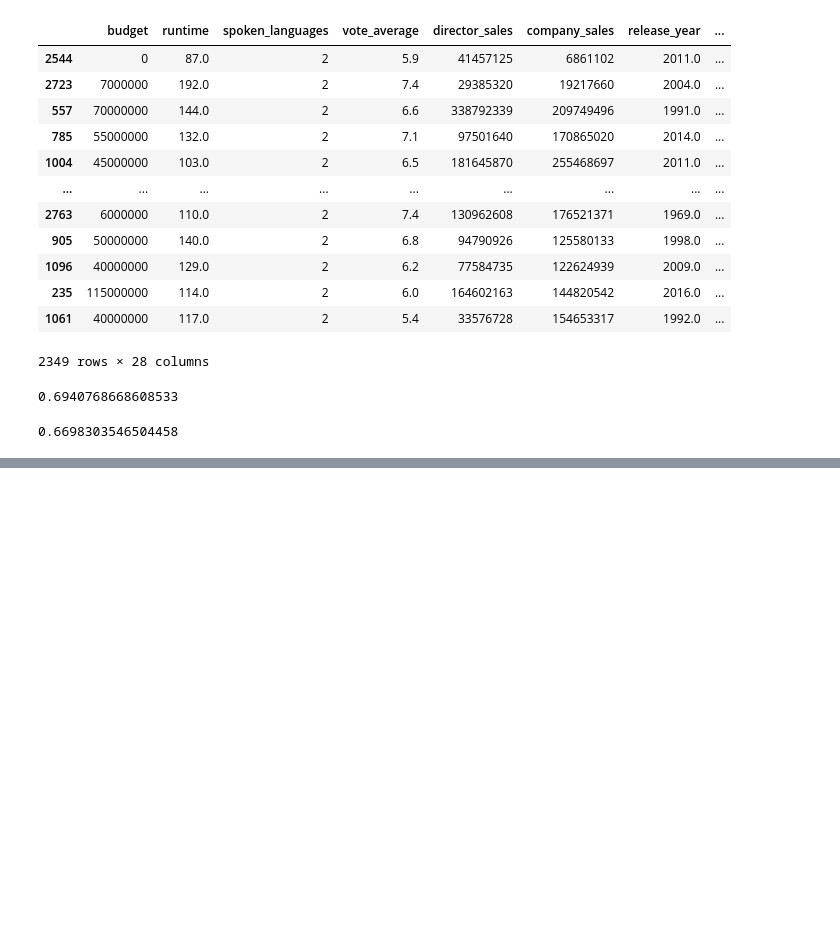
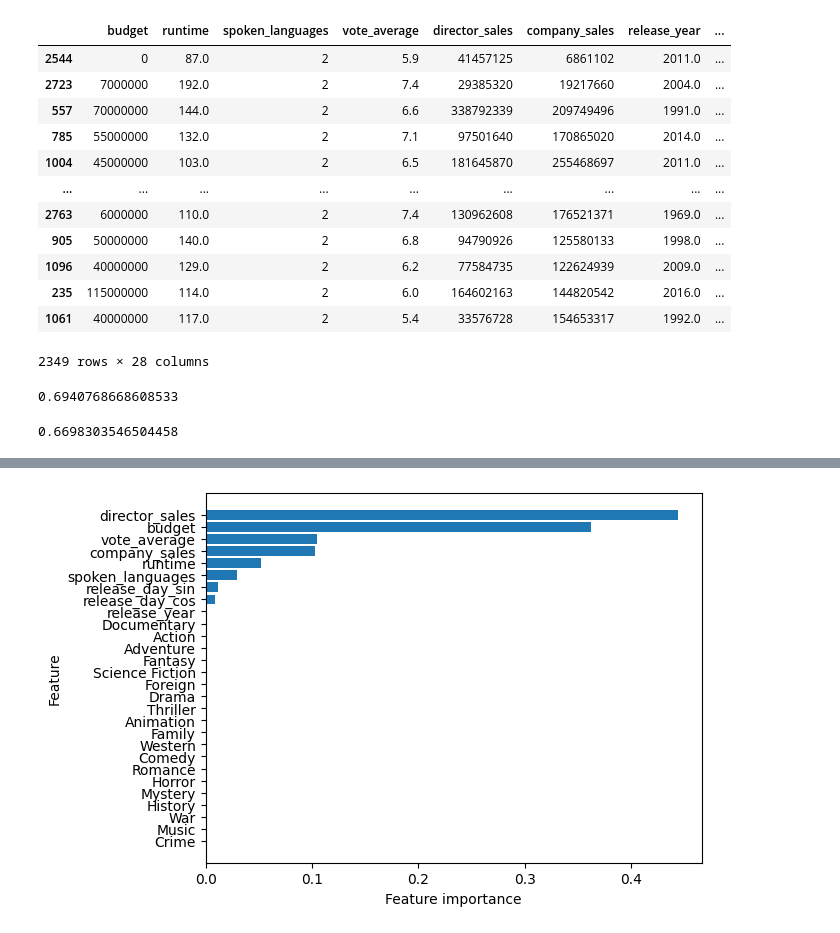
Before and after one commit to yoshimi-I/movie-prediction, a Jupyter notebook: Sales/regression.ipynb, the cells around one changed output, grey strips where cells are left out. Cells and saved outputs as stored; diff of their text form; code cells hidden in the pictures; blank space fills up the shorter version.

```diff
--- a/Sales/regression.ipynb
+++ b/Sales/regression.ipynb
@@ -412,0 +468,4 @@ plt.show()
+# %%
+plot_feature_importance(tmp)
+# %% [output]
+[figure, added]
```
Also changed, not shown: parts of 5 cells of this notebook, 1 other file.
